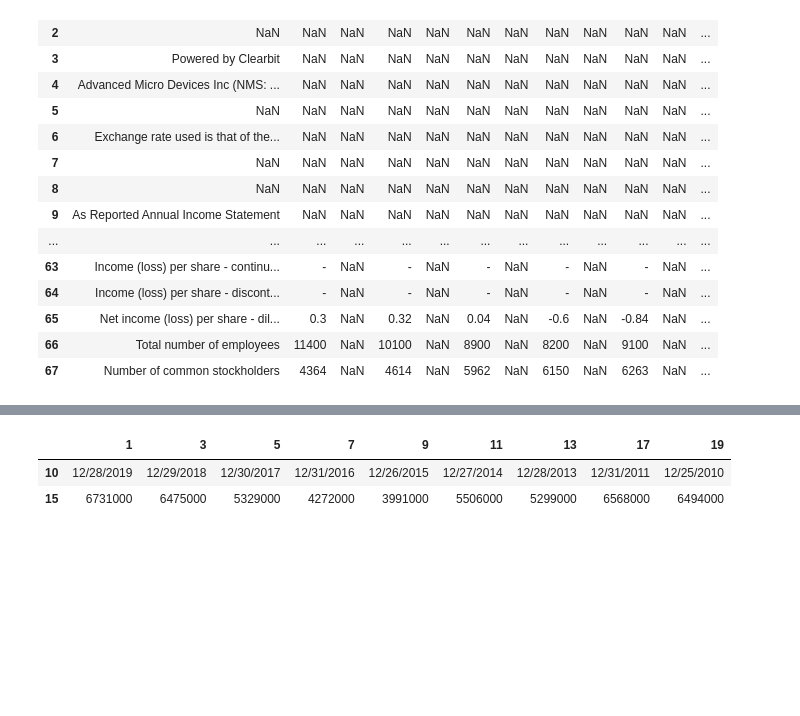
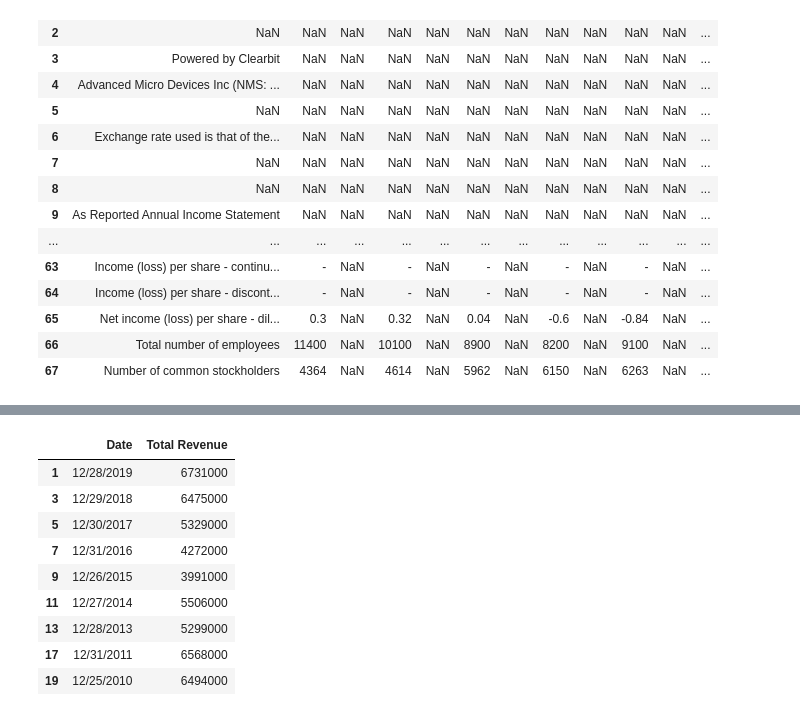
Before and after one commit to mmdebrahimi/Guided-Capstone, a Jupyter notebook: Fundamental_Analysis105.ipynb, the cells around one changed output, grey strips where cells are left out. Cells and saved outputs as stored; diff of their text form; code cells hidden in the pictures; blank space fills up the shorter version.

```diff
--- a/Fundamental_Analysis105.ipynb
+++ b/Fundamental_Analysis105.ipynb
@@ -562,10 +532,4 @@ net_rev
 # %%
 net_rev = net_rev[~(net_rev.index % 2 == 0)]
-# %%
-net_rev.T
-# %% [output]
-|  | 1 | 3 | 5 | 7 | 9 | 11 | 13 | 17 | 19 |
-| 10 | 12/28/2019 | 12/29/2018 | 12/30/2017 | 12/31/2016 | 12/26/2015 | 12/27/2014 | 12/28/2013 | 12/31/2011 | 12/25/2010 |
-| 15 | 6731000 | 6475000 | 5329000 | 4272000 | 3991000 | 5506000 | 5299000 | 6568000 | 6494000 |
 # %%
 net_rev = net_rev.drop(0)
@@ -575,0 +536,14 @@ dec_df['Total Revenue'] = net_rev.
+# %%
+net_rev = net_rev.rename(columns={10: "Date", 15: "Total Revenue"})
+net_rev
+# %% [output]
+|  | Date | Total Revenue |
+| 1 | 12/28/2019 | 6731000 |
+| 3 | 12/29/2018 | 6475000 |
+| 5 | 12/30/2017 | 5329000 |
+| 7 | 12/31/2016 | 4272000 |
+| 9 | 12/26/2015 | 3991000 |
+| 11 | 12/27/2014 | 5506000 |
+| 13 | 12/28/2013 | 5299000 |
+| 17 | 12/31/2011 | 6568000 |
+| 19 | 12/25/2010 | 6494000 |
```
Also changed, not shown: parts of 21 cells of this notebook.
